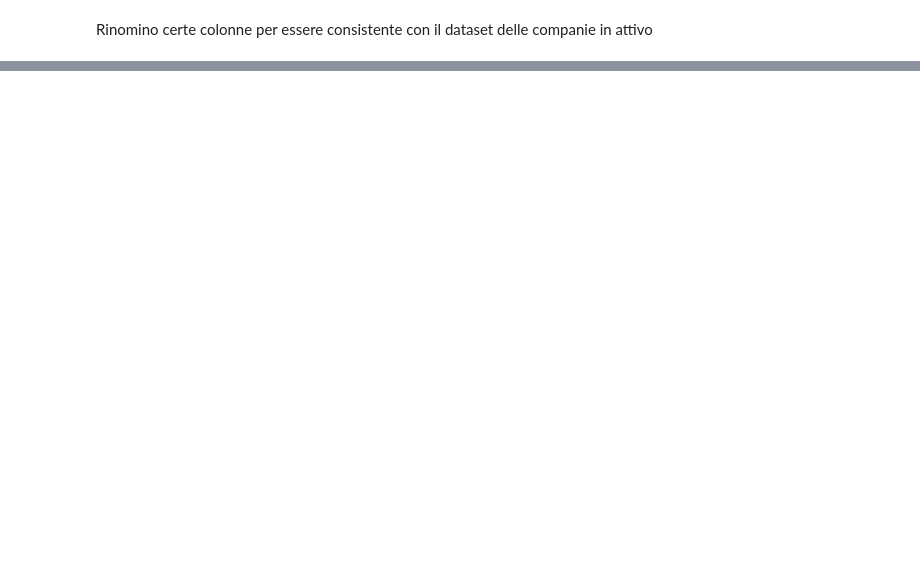
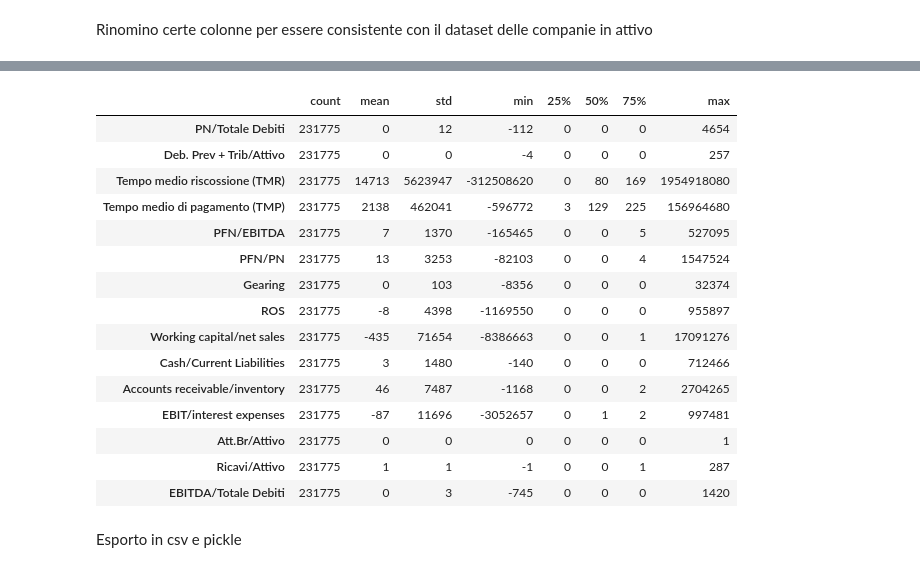
Before and after one commit to IceScreaM98/ML-companies-balance, a Jupyter notebook: Notebooks/Dataset_estimators_bankrupt.ipynb, the cells around one changed output, grey strips where cells are left out. Cells and saved outputs as stored; diff of their text form; code cells hidden in the pictures; blank space fills up the shorter version.

```diff
--- a/Notebooks/Dataset_estimators_bankrupt.ipynb
+++ b/Notebooks/Dataset_estimators_bankrupt.ipynb
@@ -131,0 +487,2 @@ input_dataset
+# %%
+filtered_dataset = input_dataset.replace(to_replace=[np.inf, -np.inf], value=np.NaN).dropna()
@@ -131,0 +514,40 @@ input_dataset
+# %%
+removed_indexes = [# Found from active
+                    "EBITDA/Attivo",
+                    "OF/Ricavi",
+                    "Att. Br/Pass. Br",
+                    "Attivo fisso/Totale Passivita",
+                    "Indice liquidita Primaria (Acid Test)",
+                    "Indice copertura On.Fin.",
+                    "Indice copertura On.Fin. Con liquidita",
+                    "PFN/Vendite",
+                    "Turnover capitale investito",
+                    "Utili non Distr./Attivo",
+                    # Found from bankrupt
+                    "ROE",
+                    "ROI",
+                    "Indice di copertura delle immob."]
+filtered_dataset.drop(columns=removed_indexes, axis=1, inplace=True)
+# %%
+indexes = allerta_indexes + letteratura_indexes + altman_indexes
+
+for index in removed_indexes:
+    indexes.remove(index)
+
+indexes_corr = filtered_dataset[indexes].corr()
+
+sns.set_theme(style="white")
+
+# Generate a mask for the upper triangle
+mask = np.triu(np.ones_like(indexes_corr, dtype=bool))
+
+# Set up the matplotlib figure
+f, ax = plt.subplots(figsize=(20, 20))
+
+# Generate a custom diverging colormap
+cmap = sns.diverging_palette(230, 20, as_cmap=True)
+
+# Draw the heatmap with the mask and correct aspect ratio
+sns.heatmap(indexes_corr, mask=mask, cmap=cmap, vmax=1,
+            center=0, annot=True, fmt='.2f',
+            square=True, linewidths=.5, cbar_kws={"shrink": .5})
@@ -131,0 +557,22 @@ input_dataset
+# %%
+pd.set_option('display.float_format', lambda x: '%i' % x)
+filtered_dataset[indexes].describe().T
+# %% [output]
+|  | count | mean | std | min | 25% | 50% | 75% | max |
+| PN/Totale Debiti | 231775 | 0 | 12 | -112 | 0 | 0 | 0 | 4654 |
+| Deb. Prev + Trib/Attivo | 231775 | 0 | 0 | -4 | 0 | 0 | 0 | 257 |
+| Tempo medio riscossione (TMR) | 231775 | 14713 | 5623947 | -312508620 | 0 | 80 | 169 | 1954918080 |
+| Tempo medio di pagamento (TMP) | 231775 | 2138 | 462041 | -596772 | 3 | 129 | 225 | 156964680 |
+| PFN/EBITDA | 231775 | 7 | 1370 | -165465 | 0 | 0 | 5 | 527095 |
+| PFN/PN | 231775 | 13 | 3253 | -82103 | 0 | 0 | 4 | 1547524 |
+| Gearing | 231775 | 0 | 103 | -8356 | 0 | 0 | 0 | 32374 |
+| ROS | 231775 | -8 | 4398 | -1169550 | 0 | 0 | 0 | 955897 |
+| Working capital/net sales | 231775 | -435 | 71654 | -8386663 | 0 | 0 | 1 | 17091276 |
+| Cash/Current Liabilities | 231775 | 3 | 1480 | -140 | 0 | 0 | 0 | 712466 |
+| Accounts receivable/inventory | 231775 | 46 | 7487 | -1168 | 0 | 0 | 2 | 2704265 |
+| EBIT/interest expenses | 231775 | -87 | 11696 | -3052657 | 0 | 1 | 2 | 997481 |
+| Att.Br/Attivo | 231775 | 0 | 0 | 0 | 0 | 0 | 0 | 1 |
+| Ricavi/Attivo | 231775 | 1 | 1 | -1 | 0 | 0 | 1 | 287 |
+| EBITDA/Totale Debiti | 231775 | 0 | 3 | -745 | 0 | 0 | 0 | 1420 |
+# %% [markdown]
+Esporto in csv e pickle
```
Also changed, not shown: parts of 34 cells of this notebook, 1 other file.
